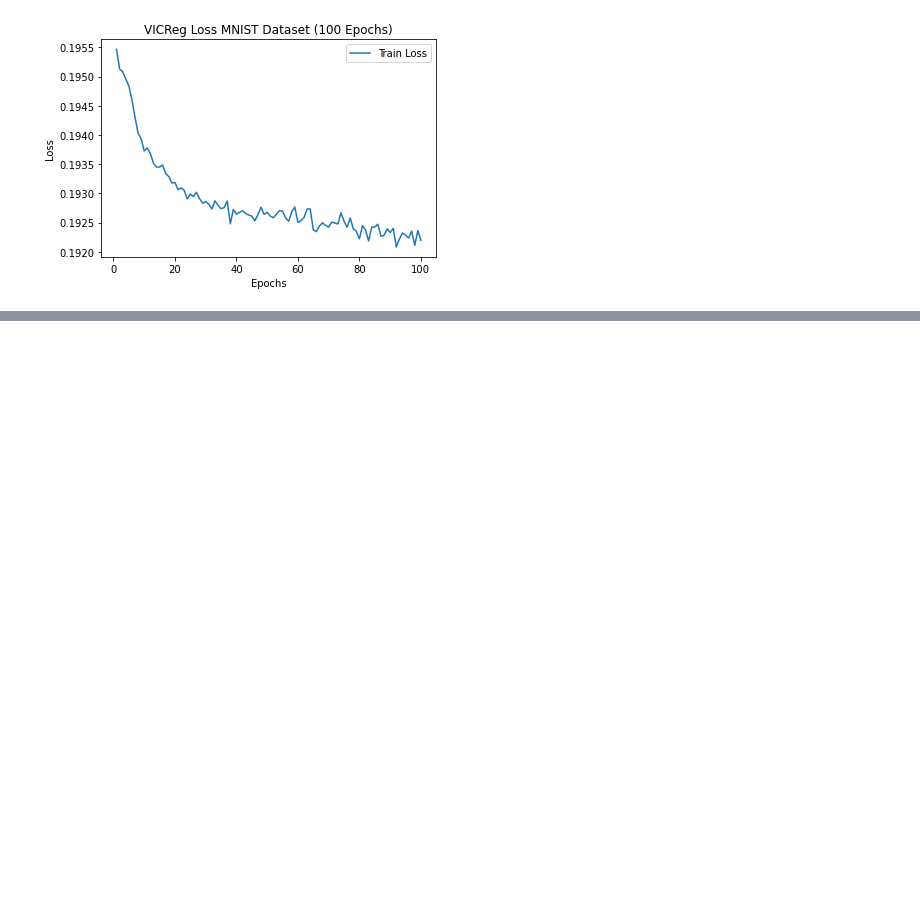
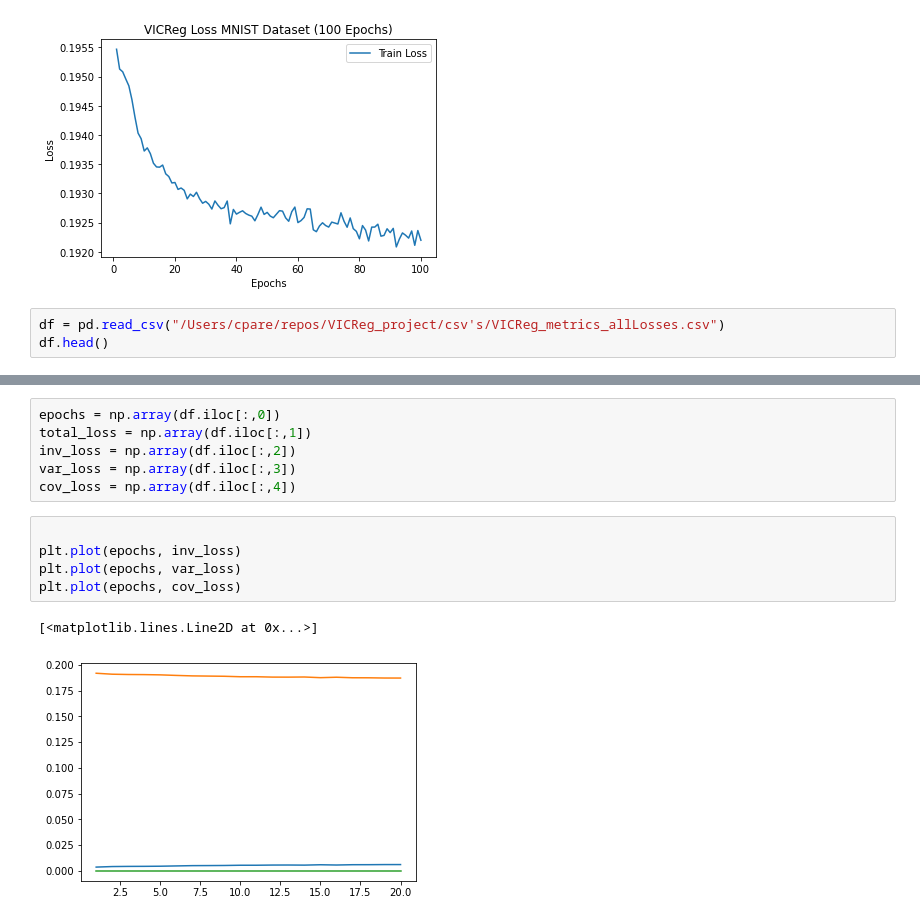
Before and after one commit to cpareja3025/VICReg_project, a Jupyter notebook: VICReg.ipynb, the cells around one changed output, grey strips where cells are left out. Drawn from its saved outputs; the diff is of its cells as text; blank space fills up the shorter version.

Commit message:
comparing all losses

```diff
--- a/VICReg.ipynb
+++ b/VICReg.ipynb
@@ -442,3 +442,6 @@ plt.title("VICReg Loss MNIST Dataset (100 Epochs)")
 plt.savefig("/Users/cpare/repos/VICReg_project/plots/loss_100epochs.png")
 # %% [output]
 [figure]
+# %%
+df = pd.read_csv("/Users/cpare/repos/VICReg_project/csv's/VICReg_metrics_allLosses.csv")
+df.head()
@@ -444,0 +455,14 @@ plt.savefig("/Users/cpare/repos/VICReg_project/plots/loss_100epochs.png")
+# %%
+epochs = np.array(df.iloc[:,0])
+total_loss = np.array(df.iloc[:,1])
+inv_loss = np.array(df.iloc[:,2])
+var_loss = np.array(df.iloc[:,3])
+cov_loss = np.array(df.iloc[:,4])
+# %%
+
+plt.plot(epochs, inv_loss)
+plt.plot(epochs, var_loss)
+plt.plot(epochs, cov_loss)
+# %% [output]
+[<matplotlib.lines.Line2D at 0x...>]
+[figure, added]
```
Also changed, not shown: parts of 1 cell of this notebook, 2 other files.
